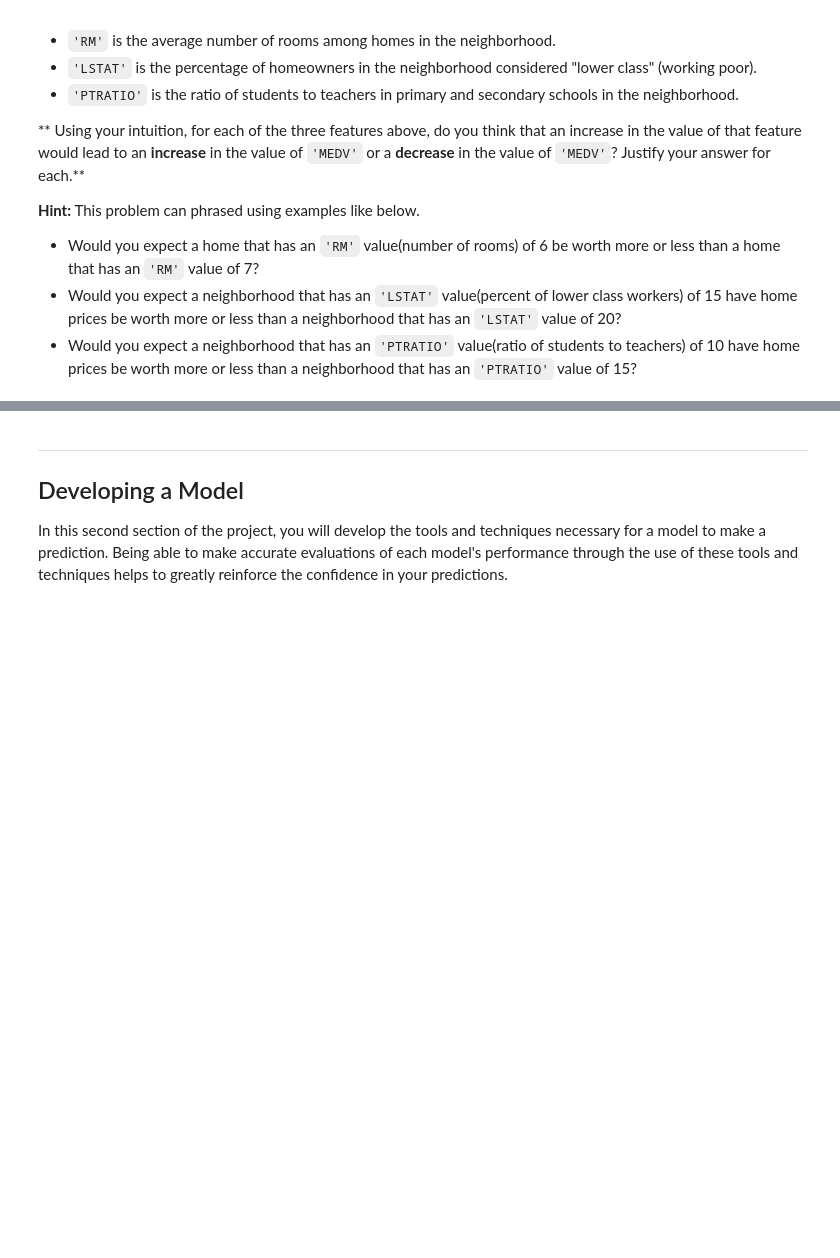
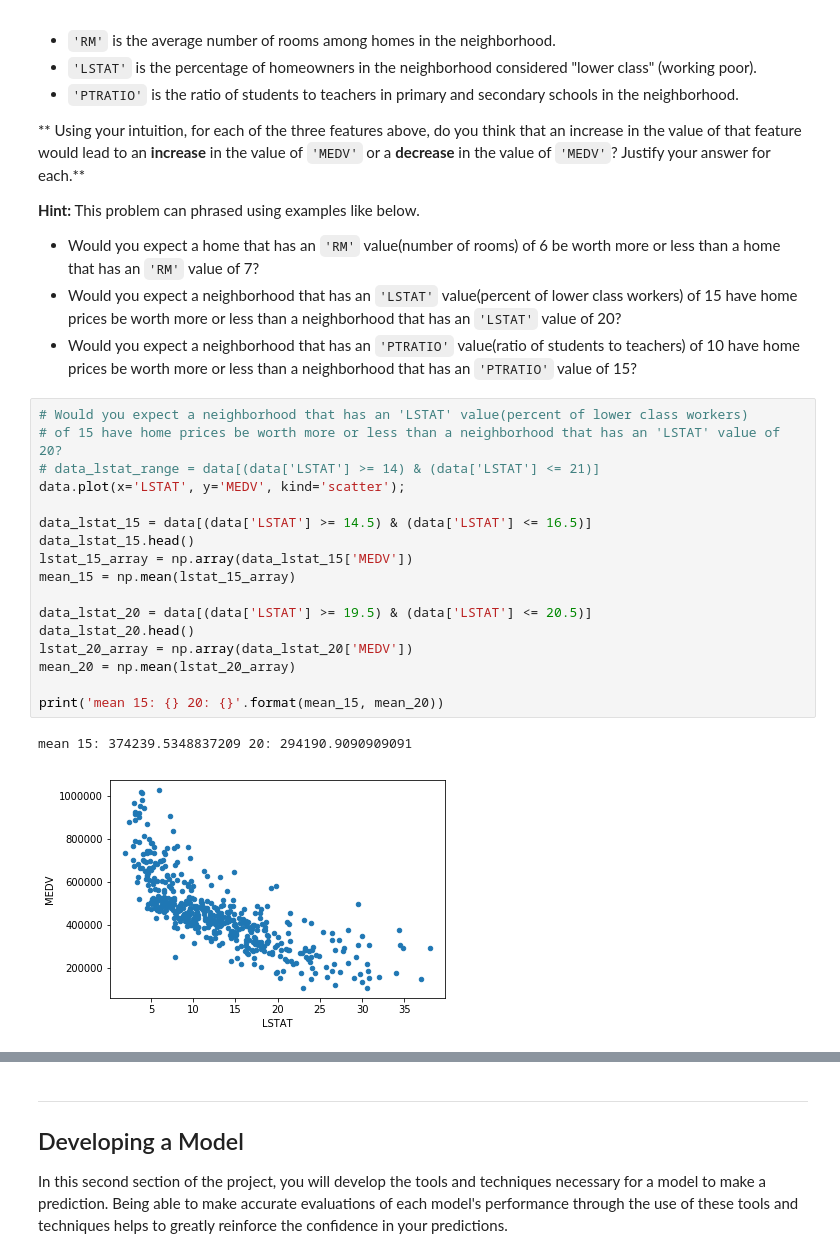
Before and after one commit to suviano/BostonHousing, a Jupyter notebook: boston_housing.ipynb, the cells around one changed output, grey strips where cells are left out. Drawn from its saved outputs; the diff is of its cells as text; blank space fills up the shorter version.

Commit message:
Improving the Data Exploration answers

```diff
--- a/boston_housing.ipynb
+++ b/boston_housing.ipynb
@@ -113,4 +120,24 @@ As a reminder, we are using three features from the Boston housing dataset: `'RM
 * Would you expect a home that has an `'RM'` value(number of rooms) of 6 be worth more or less than a home that has an `'RM'` value of 7?
 * Would you expect a neighborhood that has an `'LSTAT'` value(percent of lower class workers) of 15 have home prices be worth more or less than a neighborhood that has an `'LSTAT'` value of 20?
 * Would you expect a neighborhood that has an `'PTRATIO'` value(ratio of students to teachers) of 10 have home prices be worth more or less than a neighborhood that has an `'PTRATIO'` value of 15?
+# %%
+# Would you expect a neighborhood that has an 'LSTAT' value(percent of lower class workers)
+# of 15 have home prices be worth more or less than a neighborhood that has an 'LSTAT' value of 20?
+# data_lstat_range = data[(data['LSTAT'] >= 14) & (data['LSTAT'] <= 21)]
+data.plot(x='LSTAT', y='MEDV', kind='scatter');
+
+data_lstat_15 = data[(data['LSTAT'] >= 14.5) & (data['LSTAT'] <= 16.5)]
+data_lstat_15.head()
+lstat_15_array = np.array(data_lstat_15['MEDV'])
+mean_15 = np.mean(lstat_15_array)
+
+data_lstat_20 = data[(data['LSTAT'] >= 19.5) & (data['LSTAT'] <= 20.5)]
+data_lstat_20.head()
+lstat_20_array = np.array(data_lstat_20['MEDV'])
+mean_20 = np.mean(lstat_20_array)
+
+print('mean 15: {} 20: {}'.format(mean_15, mean_20))
+# %% [output]
+mean 15: 374239.5348837209 20: 294190.9090909091
+[figure, added]
 # %%
```
Also changed, not shown: parts of 7 cells of this notebook.
